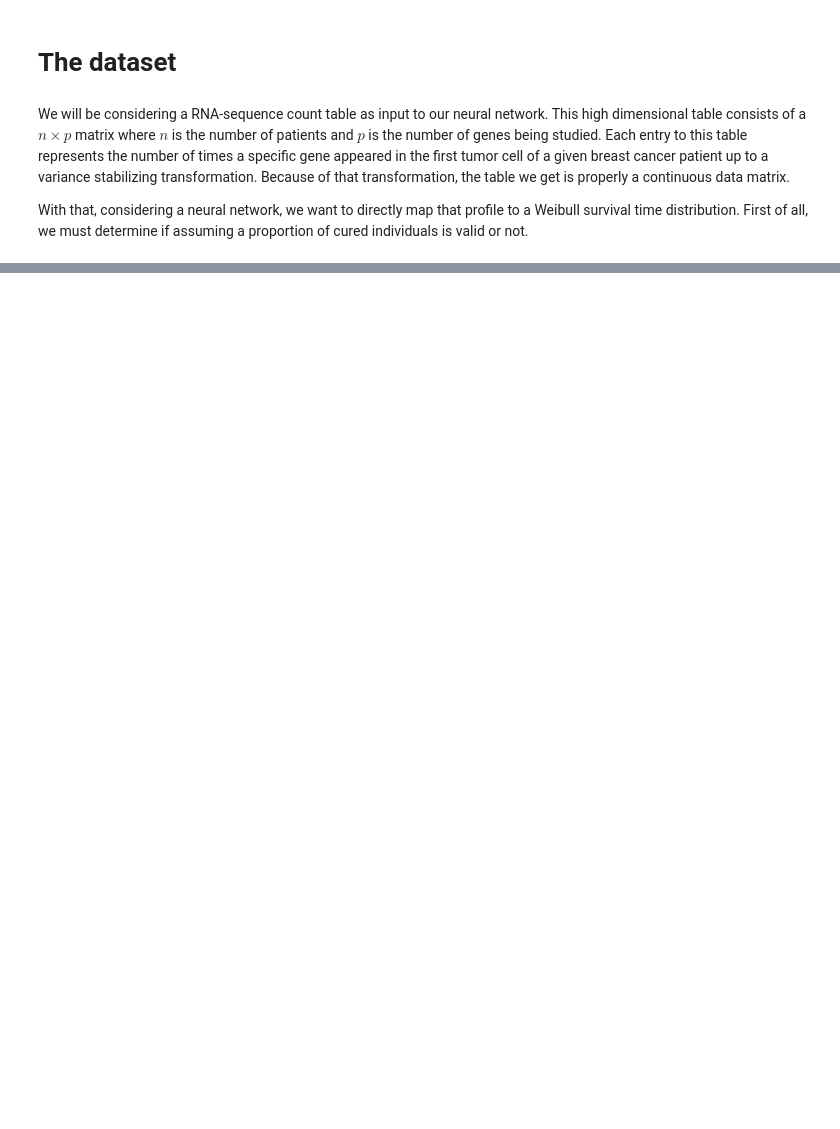
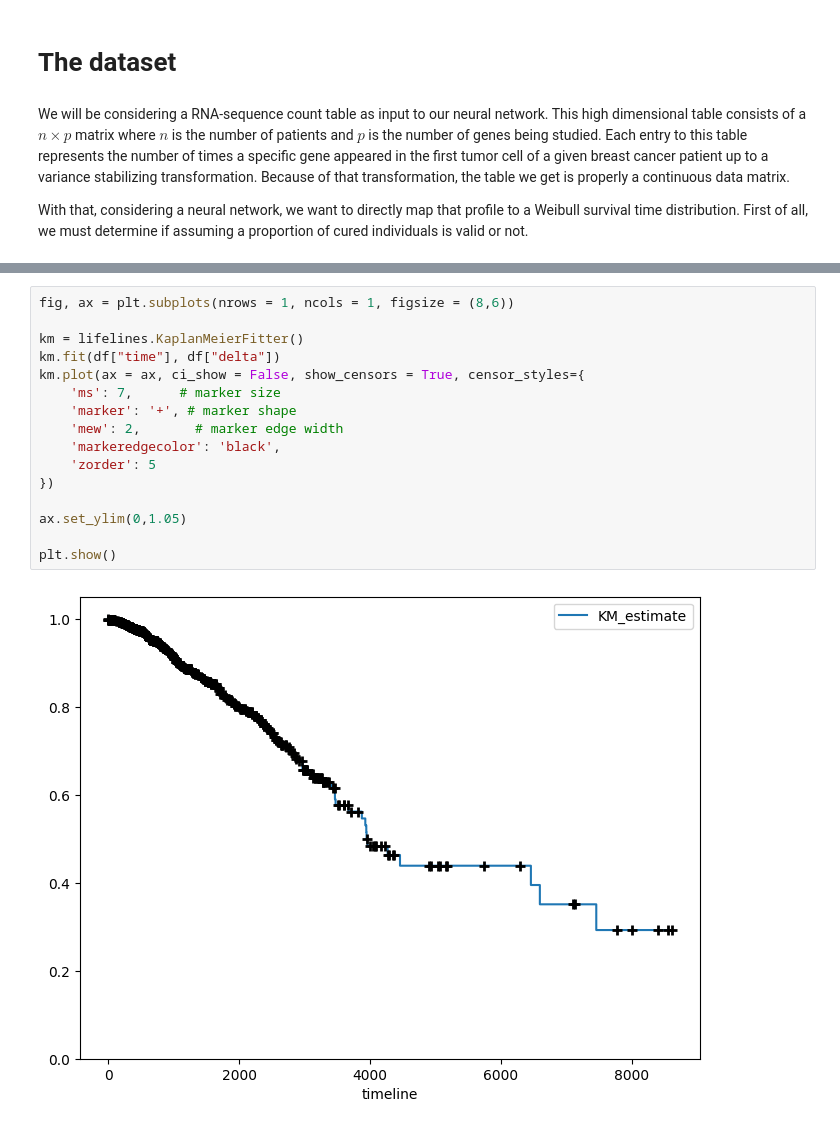
Before and after one commit to nhilariosilva/thetaflow_method_paper, a Jupyter notebook: TCGA-BRCA/TCGA-BRCA.ipynb, the cells around one changed output, grey strips where cells are left out. Drawn from its saved outputs; the diff is of its cells as text; blank space fills up the shorter version.

```diff
--- a/TCGA-BRCA/TCGA-BRCA.ipynb
+++ b/TCGA-BRCA/TCGA-BRCA.ipynb
@@ -43,0 +57,18 @@ df = pd.read_csv("tcga_brca_count_data.csv")
+# %%
+fig, ax = plt.subplots(nrows = 1, ncols = 1, figsize = (8,6))
+
+km = lifelines.KaplanMeierFitter()
+km.fit(df["time"], df["delta"])
+km.plot(ax = ax, ci_show = False, show_censors = True, censor_styles={
+    'ms': 7,      # marker size
+    'marker': '+', # marker shape
+    'mew': 2,       # marker edge width
+    'markeredgecolor': 'black',
+    'zorder': 5
+})
+
+ax.set_ylim(0,1.05)
+
+plt.show()
+# %% [output]
+[figure, added]
```
Also changed, not shown: parts of 13 cells of this notebook, 2 other files.
